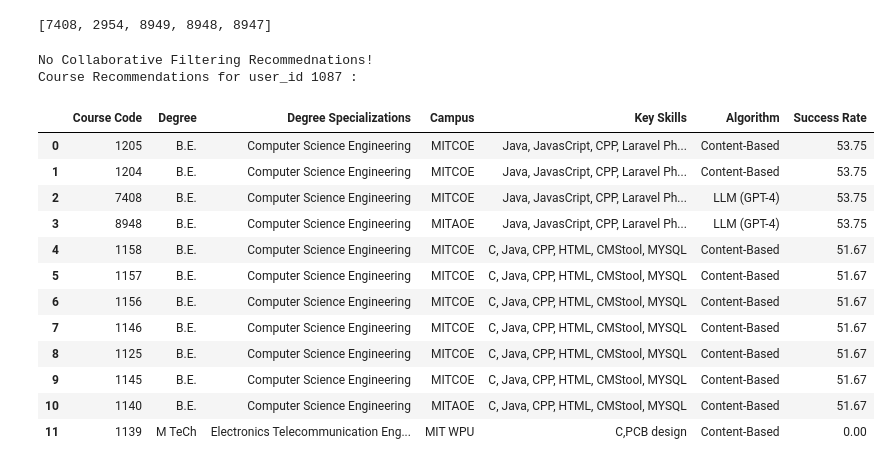
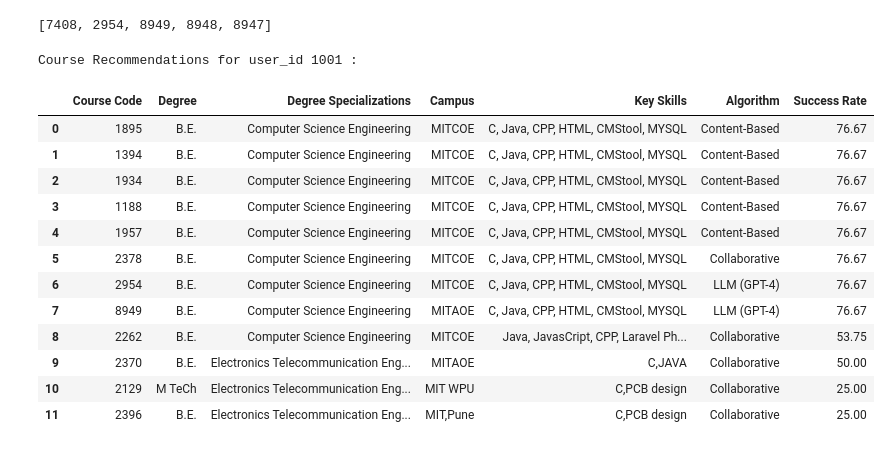
Before and after one commit to janiceXerri21/JaniceXerri_FYP_PCRS_VRLE_2024, a Jupyter notebook: TheFinalRecommendationSystem.ipynb, the cells around one changed output. Saved outputs shown, nothing was run; the diff lists cells and outputs as text; code cells hidden in the pictures.

```diff
--- a/TheFinalRecommendationSystem.ipynb
+++ b/TheFinalRecommendationSystem.ipynb
@@ -708,20 +708,19 @@ def final_recommender(user_id):
 
     return final
 # %%
-final_recommender(1087)
+final_recommender(1001)
 # %% [output]
-No Collaborative Filtering Recommednations!
-Course Recommendations for user_id 1087 :
+Course Recommendations for user_id 1001 :
 |  | Course Code | Degree | Degree Specializations | Campus | Key Skills | Algorithm | Success Rate |
-| 0 | 1205 | B.E. | Computer Science Engineering | MITCOE | Java, JavasCript, CPP, Laravel Ph... | Content-Based | 53.75 |
-| 1 | 1204 | B.E. | Computer Science Engineering | MITCOE | Java, JavasCript, CPP, Laravel Ph... | Content-Based | 53.75 |
-| 2 | 7408 | B.E. | Computer Science Engineering | MITCOE | Java, JavasCript, CPP, Laravel Ph... | LLM (GPT-4) | 53.75 |
-| 3 | 8948 | B.E. | Computer Science Engineering | MITAOE | Java, JavasCript, CPP, Laravel Ph... | LLM (GPT-4) | 53.75 |
-| 4 | 1158 | B.E. | Computer Science Engineering | MITCOE | C, Java, CPP, HTML, CMStool, MYSQL | Content-Based | 51.67 |
-| 5 | 1157 | B.E. | Computer Science Engineering | MITCOE | C, Java, CPP, HTML, CMStool, MYSQL | Content-Based | 51.67 |
-| 6 | 1156 | B.E. | Computer Science Engineering | MITCOE | C, Java, CPP, HTML, CMStool, MYSQL | Content-Based | 51.67 |
-| 7 | 1146 | B.E. | Computer Science Engineering | MITCOE | C, Java, CPP, HTML, CMStool, MYSQL | Content-Based | 51.67 |
-| 8 | 1125 | B.E. | Computer Science Engineering | MITCOE | C, Java, CPP, HTML, CMStool, MYSQL | Content-Based | 51.67 |
-| 9 | 1145 | B.E. | Computer Science Engineering | MITCOE | C, Java, CPP, HTML, CMStool, MYSQL | Content-Based | 51.67 |
-| 10 | 1140 | B.E. | Computer Science Engineering | MITAOE | C, Java, CPP, HTML, CMStool, MYSQL | Content-Based | 51.67 |
-| 11 | 1139 | M TeCh | Electronics Telecommunication Eng... | MIT WPU | C,PCB design | Content-Based | 0.00 |
+| 0 | 1895 | B.E. | Computer Science Engineering | MITCOE | C, Java, CPP, HTML, CMStool, MYSQL | Content-Based | 76.67 |
+| 1 | 1394 | B.E. | Computer Science Engineering | MITCOE | C, Java, CPP, HTML, CMStool, MYSQL | Content-Based | 76.67 |
+| 2 | 1934 | B.E. | Computer Science Engineering | MITCOE | C, Java, CPP, HTML, CMStool, MYSQL | Content-Based | 76.67 |
+| 3 | 1188 | B.E. | Computer Science Engineering | MITCOE | C, Java, CPP, HTML, CMStool, MYSQL | Content-Based | 76.67 |
+| 4 | 1957 | B.E. | Computer Science Engineering | MITCOE | C, Java, CPP, HTML, CMStool, MYSQL | Content-Based | 76.67 |
+| 5 | 2378 | B.E. | Computer Science Engineering | MITCOE | C, Java, CPP, HTML, CMStool, MYSQL | Collaborative | 76.67 |
+| 6 | 2954 | B.E. | Computer Science Engineering | MITCOE | C, Java, CPP, HTML, CMStool, MYSQL | LLM (GPT-4) | 76.67 |
+| 7 | 8949 | B.E. | Computer Science Engineering | MITAOE | C, Java, CPP, HTML, CMStool, MYSQL | LLM (GPT-4) | 76.67 |
+| 8 | 2262 | B.E. | Computer Science Engineering | MITCOE | Java, JavasCript, CPP, Laravel Ph... | Collaborative | 53.75 |
+| 9 | 2370 | B.E. | Electronics Telecommunication Eng... | MITAOE | C,JAVA | Collaborative | 50.00 |
+| 10 | 2129 | M TeCh | Electronics Telecommunication Eng... | MIT WPU | C,PCB design | Collaborative | 25.00 |
+| 11 | 2396 | B.E. | Electronics Telecommunication Eng... | MIT,Pune | C,PCB design | Collaborative | 25.00 |
```
Also changed, not shown: 12 other files.
